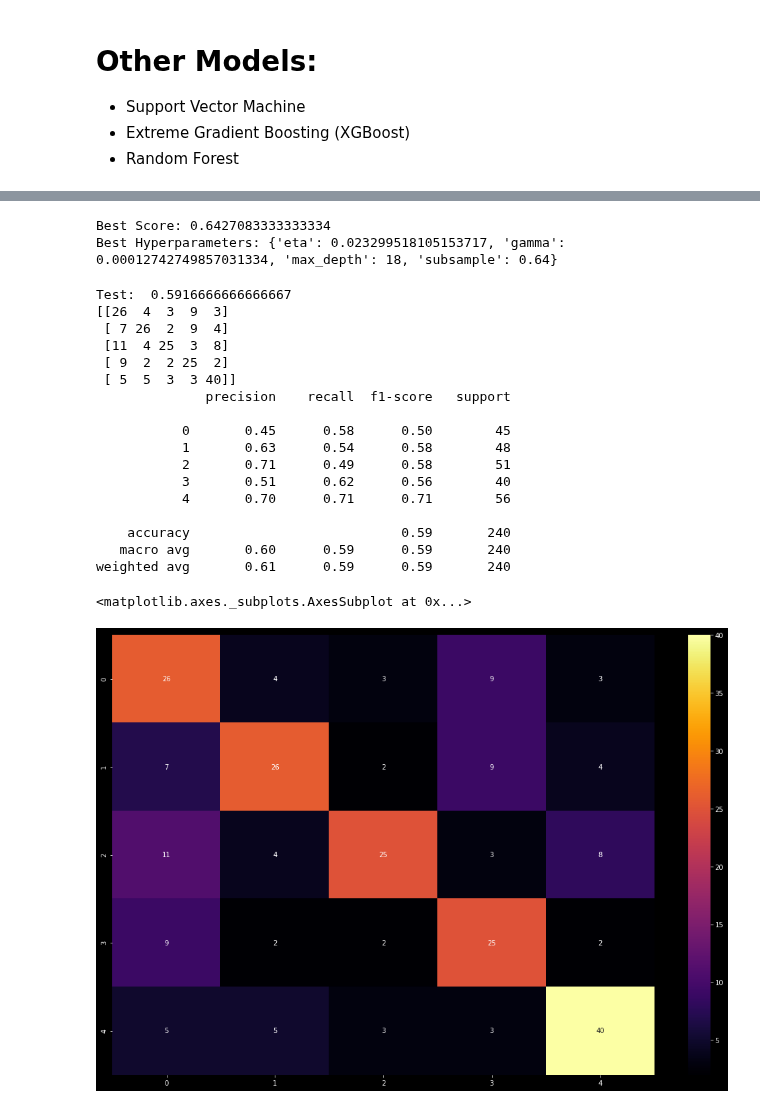
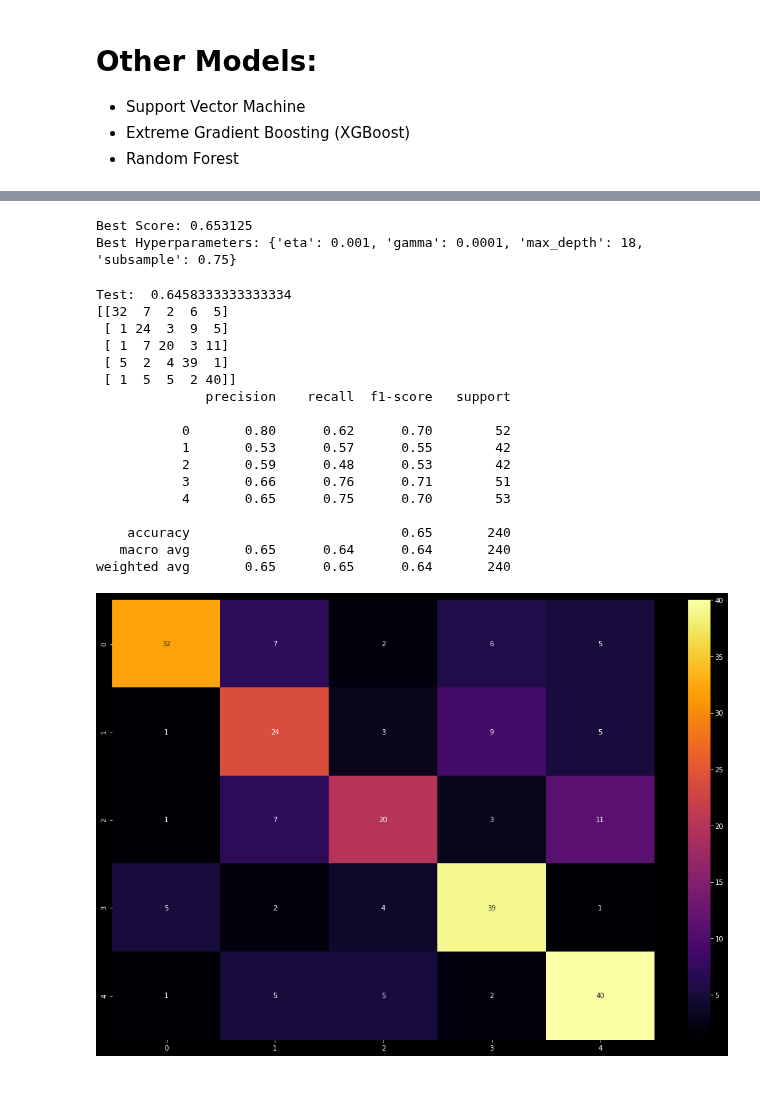
Before and after one commit to pietromarini00/30412-Classification-with-LogisticRegression, a Jupyter notebook: Pipeline.ipynb, the cells around one changed output, grey strips where cells are left out. Cells and saved outputs as stored; diff of their text form; code cells hidden in the pictures.

```diff
--- a/Pipeline.ipynb
+++ b/Pipeline.ipynb
@@ -239,7 +235,7 @@ From the Plots above we can see that:
 
 As a result PCA does not have negative effect on predictions, the Accuracy with 29 or 35 components is exactly the same, but since the size of the dataset is reduced, the training and the optimization time is cut by a slight amount that however becomes significant when running a full gird-search, even though the reduction only compresses 35 dimensions into 20 not to lose classification signal.
 # %%
-pca = PCA(n_components = 28)
+pca = PCA(n_components = search.best_params_['pca__n_components'])
 X_new = pca.fit_transform(features_scaled)
 # %% [markdown]
 # Model and Hyperparameter Selection
@@ -338,8 +294,12 @@ LogisticRegression(C=1.325711365590108, class_weight='balanced', dual=False,
 # %% [markdown]
 In order to see the generalization error, I have to project the Test set on the components that I have found with PCA
 # %%
+LRmodel = LogisticRegression(fit_intercept=True, multi_class='ovr', solver = 'liblinear', C=16.20689655172414
+                           ,penalty='l1', class_weight='balanced')
+LRmodel.fit(X_new, labels)
+
 pipe = Pipeline(steps=[('pca', pca), ('logistic', LRmodel)])
-pred = pipe.predict(StandardScaler().fit_transform(X_test))
+pred = pipe.predict(X_test_scaled)
 
 print("Test: ", (accuracy_score(y_test,pred)),'\n')
 sns.heatmap(confusion_matrix(y_test,pred), annot=True,cmap='inferno')
@@ -456,12 +416,12 @@ Best Hyperparameters: {'C': 4.0, 'gamma': 0.05885699777635961, 'kernel': 'rbf'}
 # %%
-modelSVC = SVC(kernel='rbf', gamma=0.05885699777635961, C = 4.0)
+modelSVC = SVC(kernel='rbf', gamma=0.05213945971331704, C = 4.0)
 modelSVC.fit(X_new, labels)
 
 pipeSVC = Pipeline(steps=[('pca', pca), ('clf', modelSVC)])
-pred = pipeSVC.predict(StandardScaler().fit_transform(X_test))
+pred = pipeSVC.predict(X_test_scaled)
 
 print("Test: ", (accuracy_score(y_test,pred)))
 print(confusion_matrix(y_test,pred))
 print(classification_report(y_test,pred))
-sns.heatmap(confusion_matrix(y_test,pred), annot=True,cmap='inferno')
+m = sns.heatmap(confusion_matrix(y_test,pred), annot=True,cmap='inferno')
 # %% [output]
@@ -516,48 +475,46 @@ mean test score: 0.621875
 # %%
 scorer = make_scorer(accuracy_score, greater_is_better=True)
 clf = GridSearchCV(XGBClassifier(), {
-    'eta': [0.023299518105153717,0.12648552168552957,0.5689866029018296],
-    'max_depth' : [18,13],
-    'gamma' : [0.01623776739188721,0.00012742749857031334, 1.8329807108324375e-05],
-    'subsample': [0.72,0.64]},
+    'eta': np.logspace(-3,-1,8),
+    'max_depth' : [18,30],
+    'gamma' : np.logspace(-7,-4,8),
+    'subsample': [0.75]},
      cv=5, return_train_score=False, scoring=scorer)
 
-result = clf.fit(X_new, labels)
+result = clf.fit(features, labels)
 
 print('Best Score: %s' % result.best_score_)
 print('Best Hyperparameters: %s' % result.best_params_)
 # %% [output]
-Best Score: 0.6427083333333334
-Best Hyperparameters: {'eta': 0.023299518105153717, 'gamma': 0.00012742749857031334, 'max_depth': 18, 'subsample': 0.64}
+Best Score: 0.653125
+Best Hyperparameters: {'eta': 0.001, 'gamma': 0.0001, 'max_depth': 18, 'subsample': 0.75}
 # %%
-modelXGBC = XGBClassifier(max_depth=18,eta=0.023299518105153717,gamma=0.00012742749857031334,subsample= 0.64)
-modelXGBC.fit(X_new, labels)
+modelXGBC = XGBClassifier(max_depth=30,eta=0.001,gamma=0.0001,subsample= 0.75)
+modelXGBC.fit(features, labels)
 
-pipeXGB = Pipeline(steps=[('pca', pca),('clf', modelXGBC)])
-pred = pipeXGB.predict(StandardScaler().fit_transform(X_test))
+pred = modelXGBC.predict(X_test)
 
 print("Test: ", (accuracy_score(y_test,pred)))
 print(confusion_matrix(y_test,pred))
 print(classification_report(y_test,pred))
-sns.heatmap(confusion_matrix(y_test,pred), annot=True,cmap='inferno')
+m = sns.heatmap(confusion_matrix(y_test,pred), annot=True,cmap='inferno')
 # %% [output]
-Test:  0.5916666666666667
-[[26  4  3  9  3]
- [ 7 26  2  9  4]
- [11  4 25  3  8]
- [ 9  2  2 25  2]
- [ 5  5  3  3 40]]
+Test:  0.6458333333333334
+[[32  7  2  6  5]
+ [ 1 24  3  9  5]
+ [ 1  7 20  3 11]
+ [ 5  2  4 39  1]
+ [ 1  5  5  2 40]]
               precision    recall  f1-score   support
 
-           0       0.45      0.58      0.50        45
-           1       0.63      0.54      0.58        48
-           2       0.71      0.49      0.58        51
-           3       0.51      0.62      0.56        40
-           4       0.70      0.71      0.71        56
+           0       0.80      0.62      0.70        52
+           1       0.53      0.57      0.55        42
+           2       0.59      0.48      0.53        42
+           3       0.66      0.76      0.71        51
+           4       0.65      0.75      0.70        53
 
-    accuracy                           0.59       240
-   macro avg       0.60      0.59      0.59       240
-weighted avg       0.61      0.59      0.59       240
+    accuracy                           0.65       240
+   macro avg       0.65      0.64      0.64       240
+weighted avg       0.65      0.65      0.64       240
-<matplotlib.axes._subplots.AxesSubplot at 0x...>
-[figure, old version]
+[figure, new version]
 # %%
```
Also changed, not shown: parts of 35 cells of this notebook.
